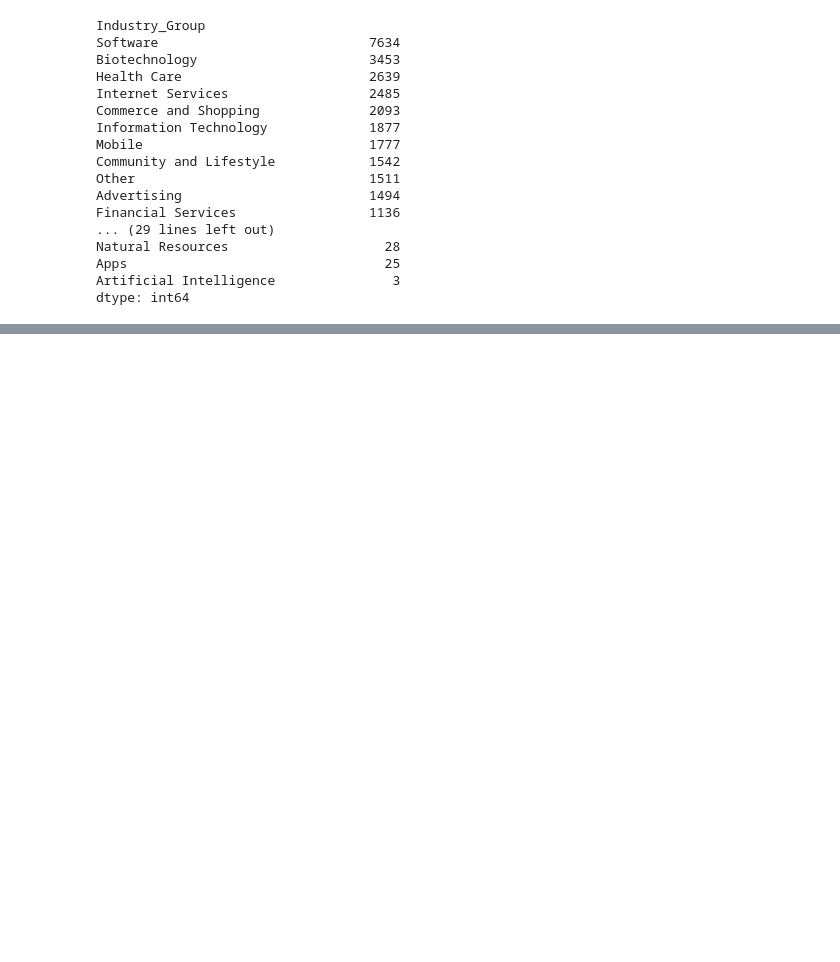
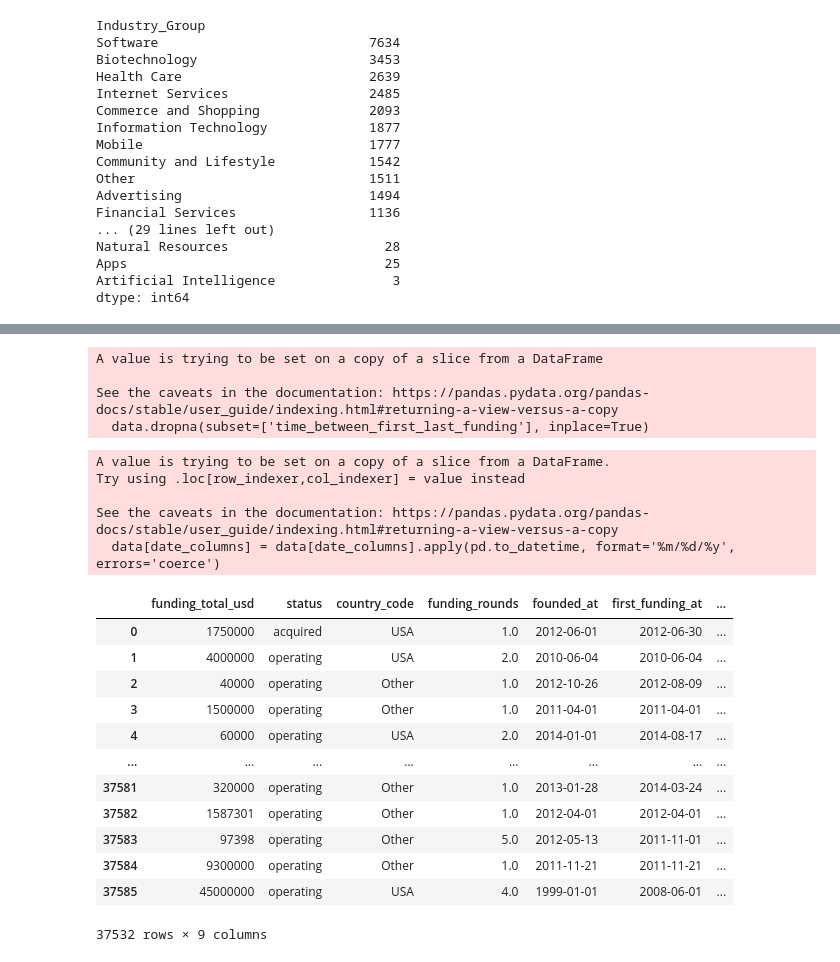
Before and after one commit to aamruth/triumph-venture, a Jupyter notebook: notebooks/Doubles_extras_elim.ipynb, the cells around one changed output, grey strips where cells are left out. Saved outputs shown, nothing was run; the diff lists cells and outputs as text; code cells hidden in the pictures; blank space fills up the shorter version.

```diff
--- a/notebooks/Doubles_extras_elim.ipynb
+++ b/notebooks/Doubles_extras_elim.ipynb
@@ -208,3 +192,5 @@ Natural Resources                    28
 Apps                                 25
 Artificial Intelligence               3
 dtype: int64
+# %%
+data['time_between_first_last_funding'] = (pd.to_datetime(data['last_funding_at'], format='%m/%d/%y', errors="coerce") - pd.to_datetime(data['first_funding_at'], errors="coerce")).dt.days
@@ -210,0 +216,2 @@ dtype: int64
+# %%
+data['founded_at'].fillna(data['first_funding_at'], inplace=True)
@@ -210,0 +236,7 @@ dtype: int64
+# %%
+data.dropna(subset=['time_between_first_last_funding'], inplace=True)
+# %% [output]
+A value is trying to be set on a copy of a slice from a DataFrame
+
+See the caveats in the documentation: https://pandas.pydata.org/pandas-docs/stable/user_guide/indexing.html#returning-a-view-versus-a-copy
+  data.dropna(subset=['time_between_first_last_funding'], inplace=True)
@@ -210,0 +246,26 @@ dtype: int64
+# %%
+# Convert date columns to datetime with the correct format
+date_columns = ['founded_at', 'first_funding_at', 'last_funding_at']
+data[date_columns] = data[date_columns].apply(pd.to_datetime, format='%m/%d/%y', errors='coerce')
+# Filter out rows with NaT values (invalid dates)
+data = data.dropna(subset=date_columns, how='any')
+data
+# %% [output]
+A value is trying to be set on a copy of a slice from a DataFrame.
+Try using .loc[row_indexer,col_indexer] = value instead
+
+See the caveats in the documentation: https://pandas.pydata.org/pandas-docs/stable/user_guide/indexing.html#returning-a-view-versus-a-copy
+  data[date_columns] = data[date_columns].apply(pd.to_datetime, format='%m/%d/%y', errors='coerce')
+|  | funding_total_usd | status | country_code | funding_rounds | founded_at | first_funding_at | ... |
+| 0 | 1750000 | acquired | USA | 1.0 | 2012-06-01 | 2012-06-30 | ... |
+| 1 | 4000000 | operating | USA | 2.0 | 2010-06-04 | 2010-06-04 | ... |
+| 2 | 40000 | operating | Other | 1.0 | 2012-10-26 | 2012-08-09 | ... |
+| 3 | 1500000 | operating | Other | 1.0 | 2011-04-01 | 2011-04-01 | ... |
+| 4 | 60000 | operating | USA | 2.0 | 2014-01-01 | 2014-08-17 | ... |
+| ... | ... | ... | ... | ... | ... | ... | ... |
+| 37581 | 320000 | operating | Other | 1.0 | 2013-01-28 | 2014-03-24 | ... |
+| 37582 | 1587301 | operating | Other | 1.0 | 2012-04-01 | 2012-04-01 | ... |
+| 37583 | 97398 | operating | Other | 5.0 | 2012-05-13 | 2011-11-01 | ... |
+| 37584 | 9300000 | operating | Other | 1.0 | 2011-11-21 | 2011-11-21 | ... |
+| 37585 | 45000000 | operating | USA | 4.0 | 1999-01-01 | 2008-06-01 | ... |
+37532 rows × 9 columns
```
Also changed, not shown: parts of 16 cells of this notebook.
